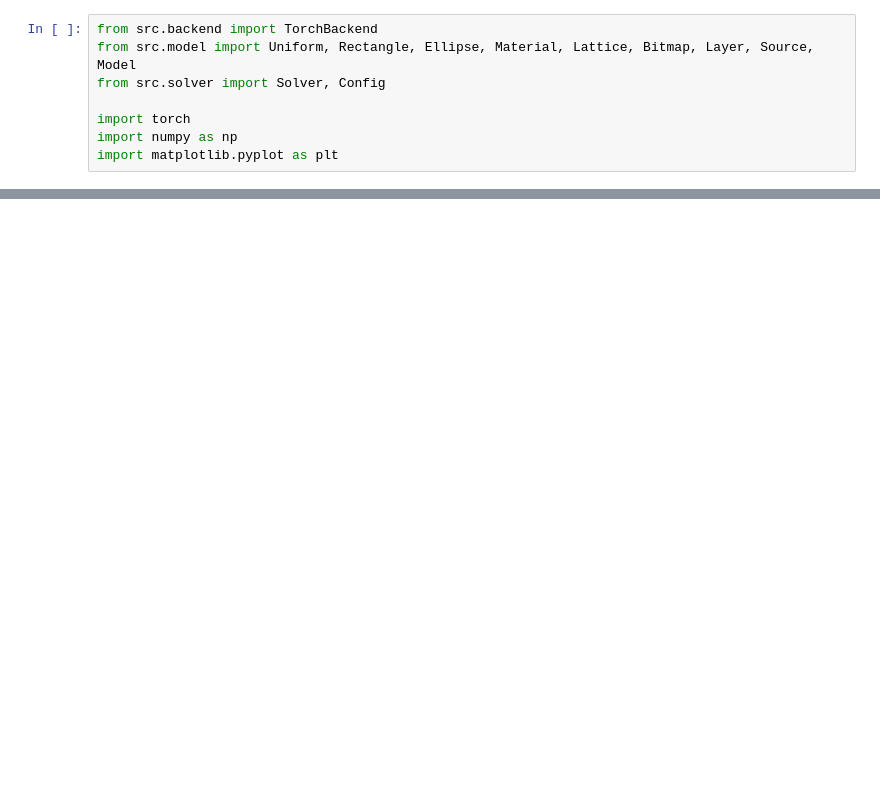
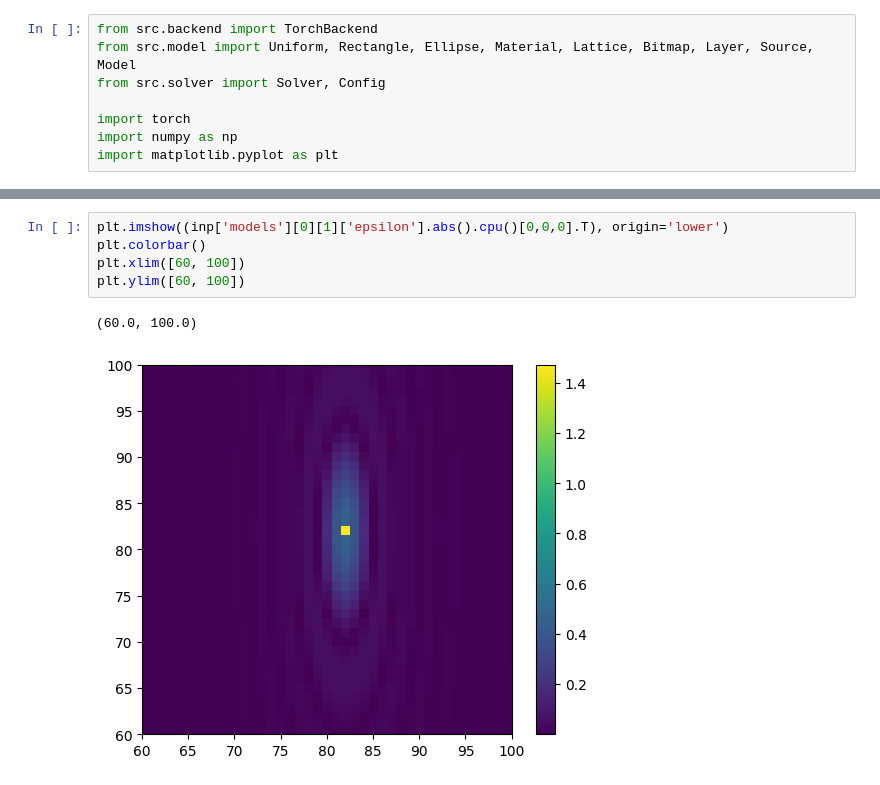
Before and after one commit to RodionovSA/metarcwa, a Jupyter notebook: test_solver.ipynb, the cells around one changed output, grey strips where cells are left out. Drawn from its saved outputs; the diff is of its cells as text; blank space fills up the shorter version.

```diff
--- a/test_solver.ipynb
+++ b/test_solver.ipynb
@@ -86,2 +87,10 @@ plt.imshow(Tx.real.T, origin='lower', cmap='gray')
+# %%
+plt.imshow((inp['models'][0][1]['epsilon'].abs().cpu()[0,0,0].T), origin='lower')
+plt.colorbar()
+plt.xlim([60, 100])
+plt.ylim([60, 100])
+# %% [output]
+(60.0, 100.0)
+[figure, added]
 # %%
 plt.quiver(Tx.T, Ty.T, scale=30)
```
Also changed, not shown: parts of 5 cells of this notebook, 7 other files.
